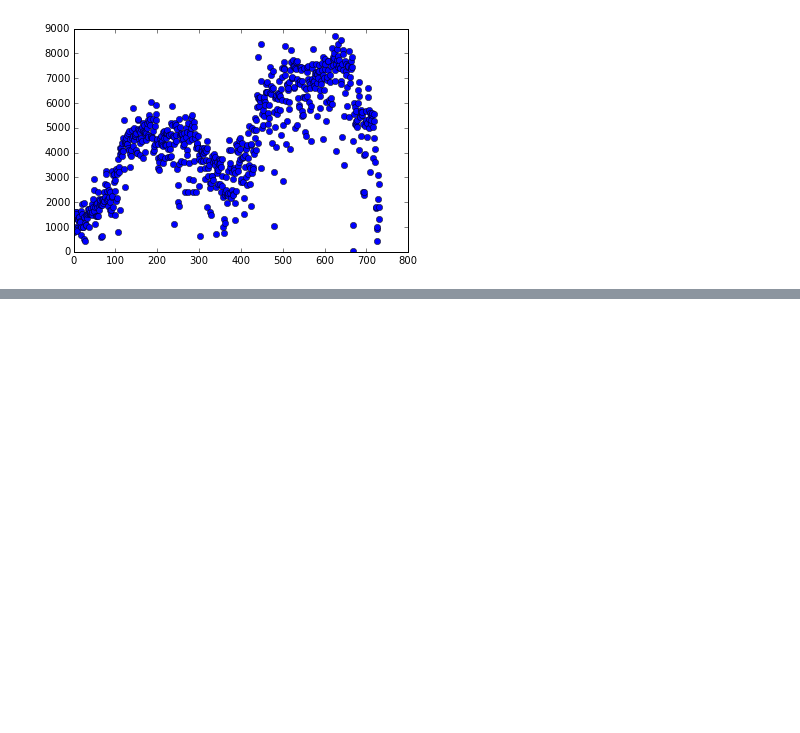
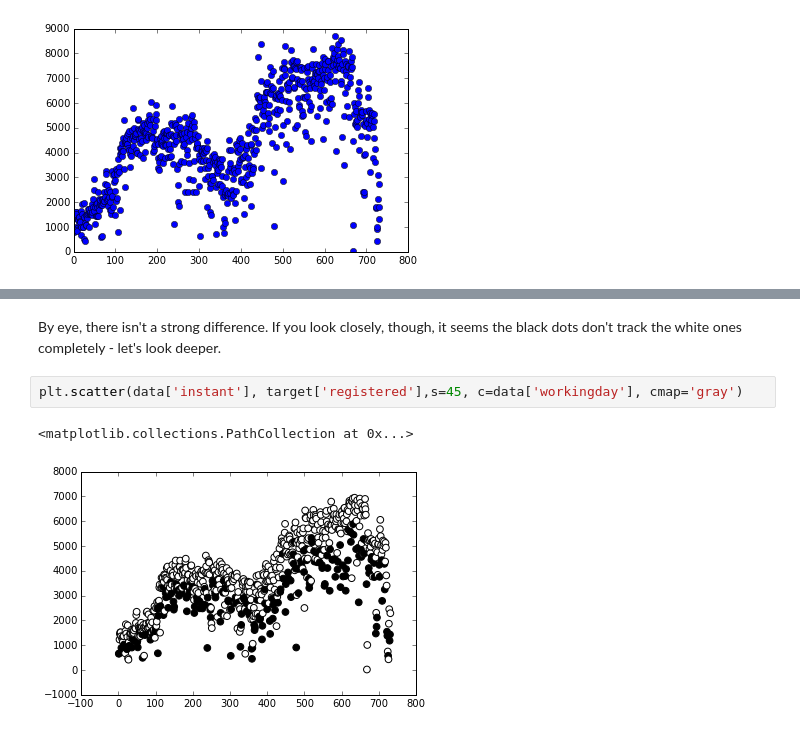
Before and after one commit to ericjhilton/bike-share-ML, a Jupyter notebook: bikeShare.ipynb, the cells around one changed output, grey strips where cells are left out. Drawn from its saved outputs; the diff is of its cells as text; blank space fills up the shorter version.

```diff
--- a/bikeShare.ipynb
+++ b/bikeShare.ipynb
@@ -35,0 +47,7 @@ plt.plot(data['instant'], target['cnt'],'o')
+# %% [markdown]
+By eye, there isn't a strong difference. If you look closely, though, it seems the black dots don't track the white ones completely - let's look deeper.
+# %%
+plt.scatter(data['instant'], target['registered'],s=45, c=data['workingday'], cmap='gray')
+# %% [output]
+<matplotlib.collections.PathCollection at 0x...>
+[figure, added]
```
Also changed, not shown: parts of 21 cells of this notebook.
